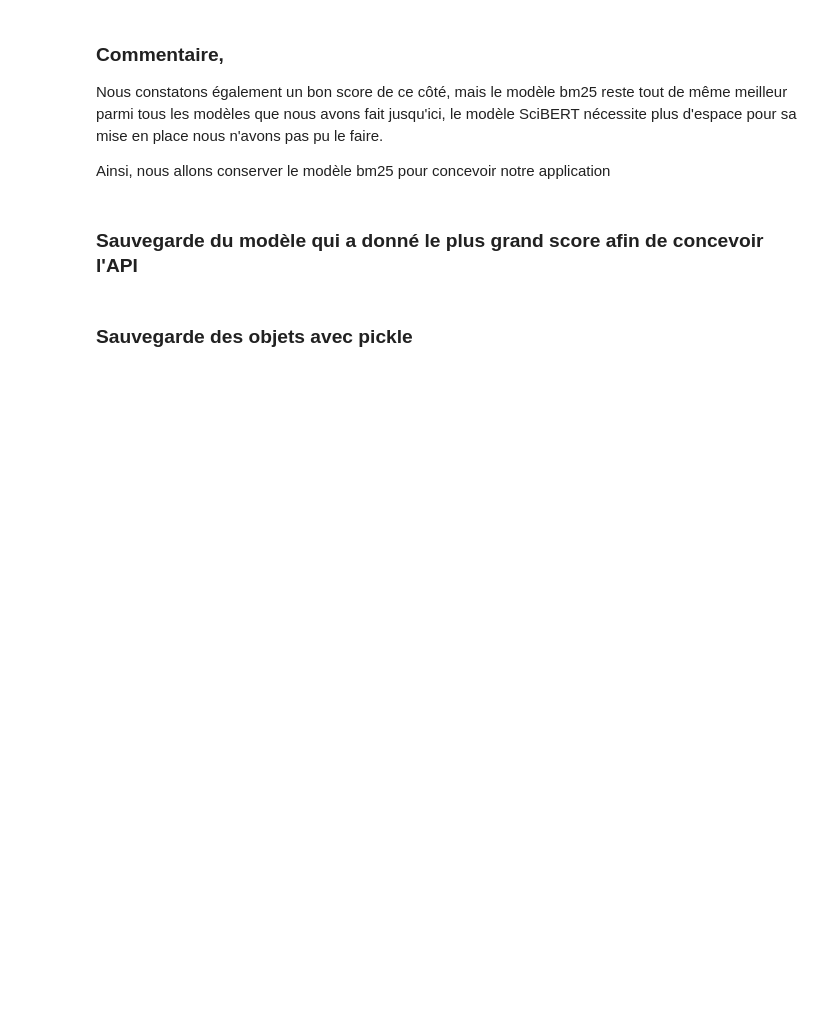
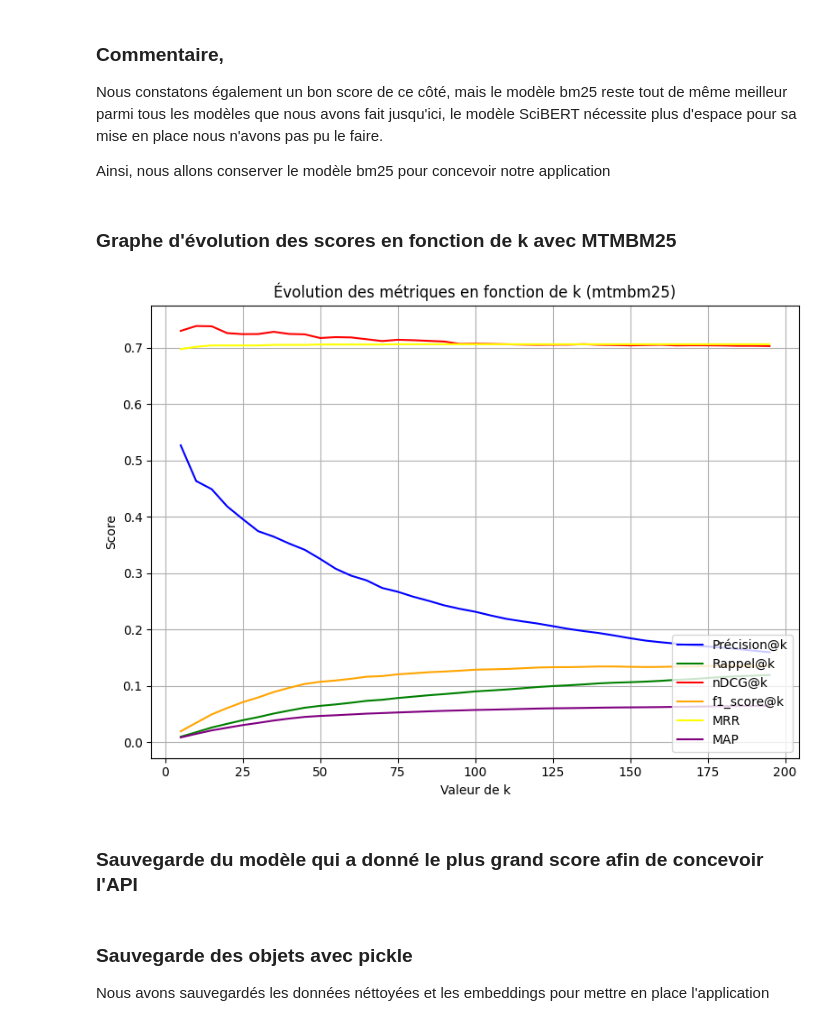
Before and after one commit to rosalie0309/TAL, a Jupyter notebook: round1_v2.ipynb, the cells around one changed output. Saved outputs shown, nothing was run; the diff lists cells and outputs as text; code cells hidden in the pictures; blank space fills up the shorter version.

```diff
--- a/round1_v2.ipynb
+++ b/round1_v2.ipynb
@@ -1942,10 +1954,63 @@ Evaluation du modèle BM25
 Nous constatons également un bon score de ce côté, mais le modèle bm25 reste tout de même meilleur parmi tous les modèles que nous avons fait jusqu'ici, le modèle SciBERT nécessite plus d'espace pour sa mise en place nous n'avons pas pu le faire.
 
 Ainsi, nous allons conserver le modèle bm25 pour concevoir notre application
+# %% [markdown]
+### Graphe d'évolution des scores en fonction de k avec MTMBM25
+# %%
+ks = list(range(5, 200, 5))
+precision_scores = []
+recall_scores = []
+ndcg_scores = []
+f1_score = []
+mrr_score = []
+map_score = []
+
+for k in ks:
+    results = evaluate_model(search_mtmbm25, queries_df, qrels_df, k=k)
+    precision_scores.append(results["precision@k"])
+    recall_scores.append(results["recall@k"])
+    ndcg_scores.append(results['nDCG@k'])
+    f1_score.append(results["F1@k"])
+    mrr_score.append(results["MRR"])
+    map_score.append(results["MAP"])
+# %%
+import matplotlib.pyplot as plt
+
+# Supposons que tu as déjà ces listes
+# ks, precision_scores, recall_scores, ndcg_scores
+
+plt.figure(figsize=(8, 6))
+
+# Tracer chaque courbe avec un marqueur et une couleur
+plt.plot(ks, precision_scores, label='Précision@k', color='blue')
+plt.plot(ks, recall_scores, label='Rappel@k', color='green')
+plt.plot(ks, ndcg_scores, label='nDCG@k', color='red')
+plt.plot(ks,f1_score, label='f1_score@k', color='orange' )
+plt.plot(ks, mrr_score, label='MRR', color='yellow')
+plt.plot(ks, map_score, label='MAP', color='purple')
+
+# Ajouter les labels et titre
+plt.xlabel('Valeur de k')
+plt.ylabel('Score')
+plt.title("Évolution des métriques en fonction de k (mtmbm25)")
+
+# Ajouter une légende
+plt.legend(loc='lower right')
+
+# Ajouter une grille pour plus de lisibilité
+plt.grid(True)
+
+# Affichage
+plt.tight_layout()
+plt.show()
+# %% [output]
+[figure, added]
 # %% [markdown]
 ### Sauvegarde du modèle qui a donné le plus grand score afin de concevoir l'API
-# %% [markdown]
-### Sauvegarde des objets avec pickle
+# %% [markdown]
+### Sauvegarde des objets avec pickle
+
+Nous avons sauvegardés les données néttoyées et les embeddings pour mettre en place l'application
 # %%
 import pickle
 
```
Also changed, not shown: parts of 15 cells of this notebook, 5 other files.
